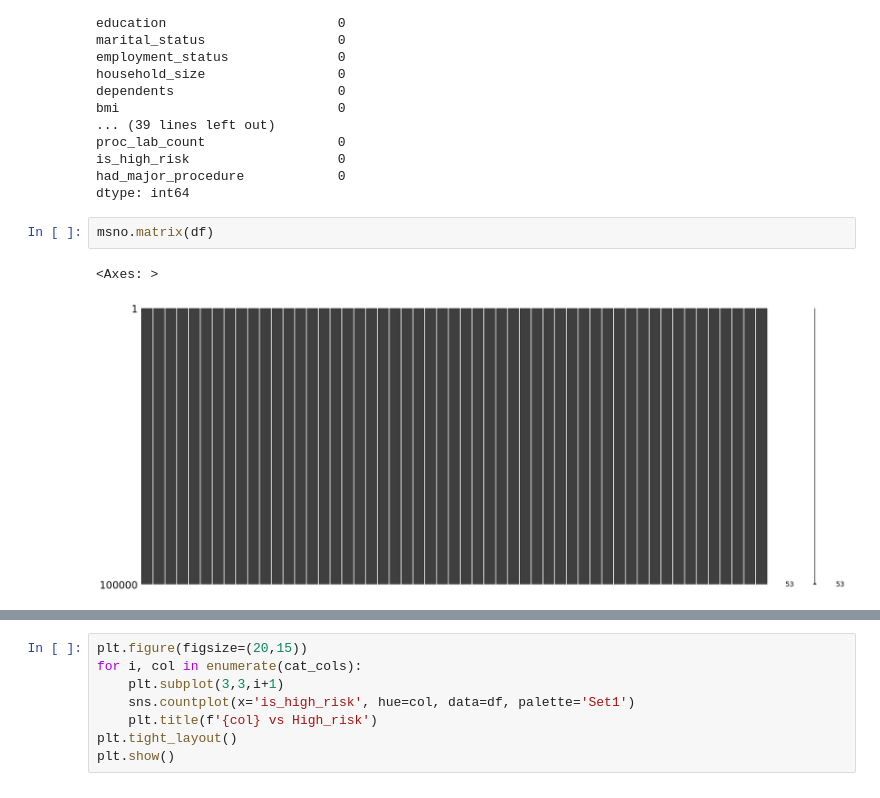
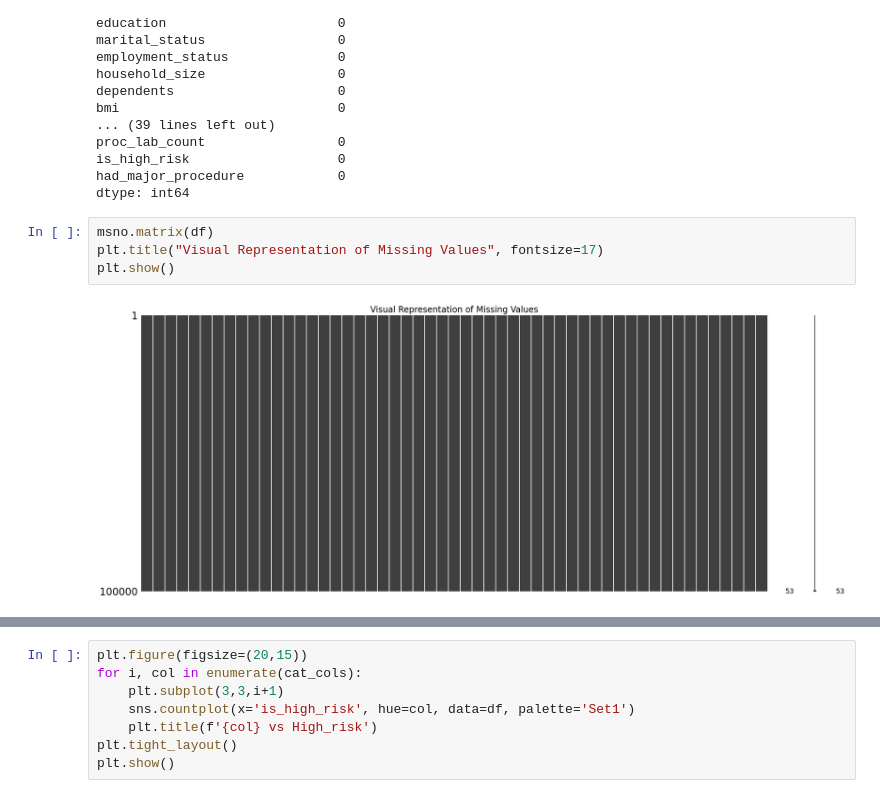
Before and after one commit to Sebasss-h/Medical-Insurance-Cost-Prediction-using-Machine-Learning, a Jupyter notebook: UE-D.ipynb, the cells around one changed output, grey strips where cells are left out. Drawn from its saved outputs; the diff is of its cells as text.

```diff
--- a/UE-D.ipynb
+++ b/UE-D.ipynb
@@ -165,9 +166,10 @@ had_major_procedure            0
 dtype: int64
 # %%
 msno.matrix(df)
+plt.title("Visual Representation of Missing Values", fontsize=17)
+plt.show()
 # %% [output]
-<Axes: >
-[figure, old version]
+[figure, new version]
 # %%
 num_cols = ['age','bmi','chronic_count','systolic_bp','diastolic_bp','ldl','hba1c','annual_medical_cost','claims_count','medication_count']
 
```
Also changed, not shown: parts of 10 cells of this notebook, 1 other file.
